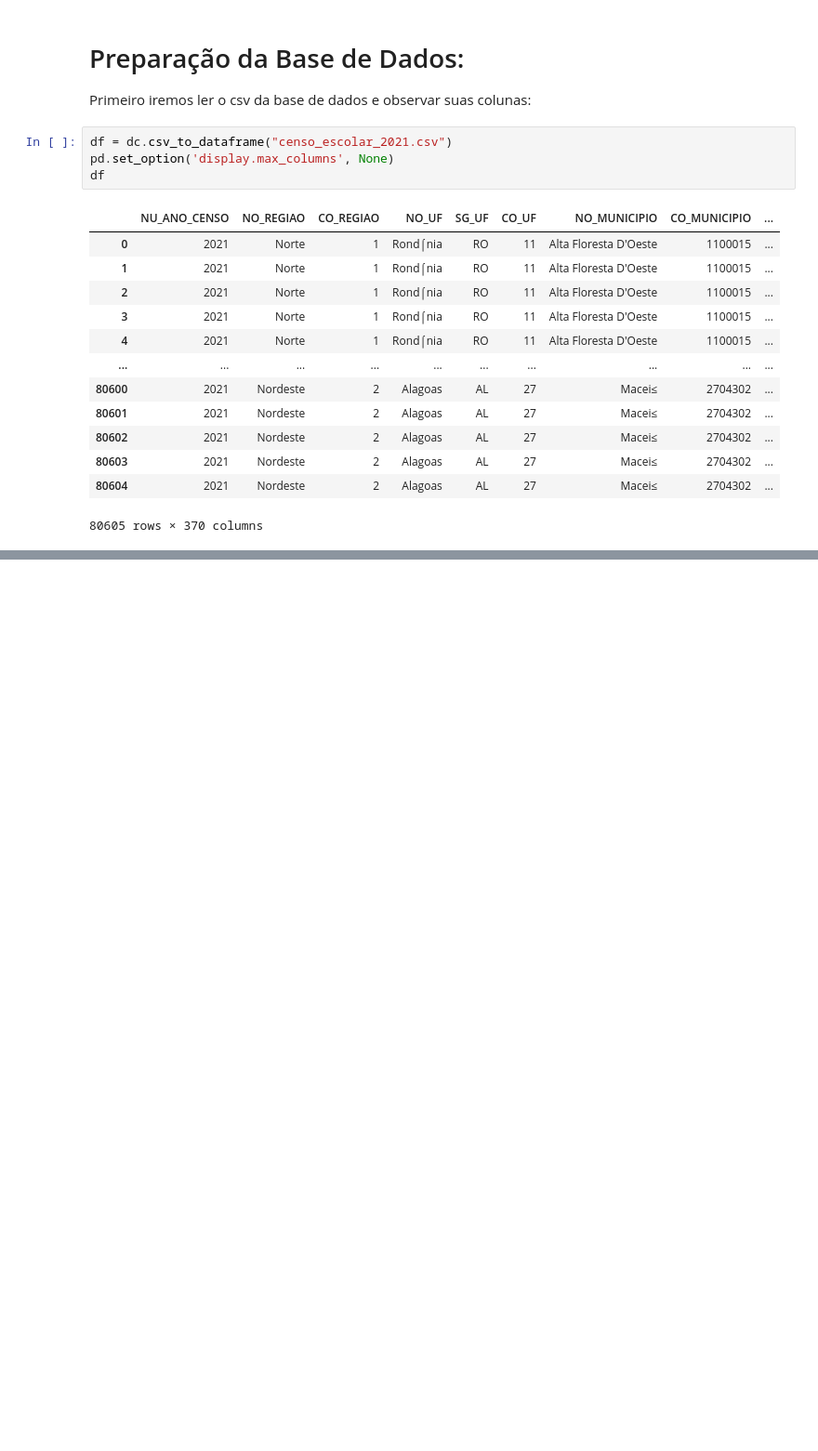
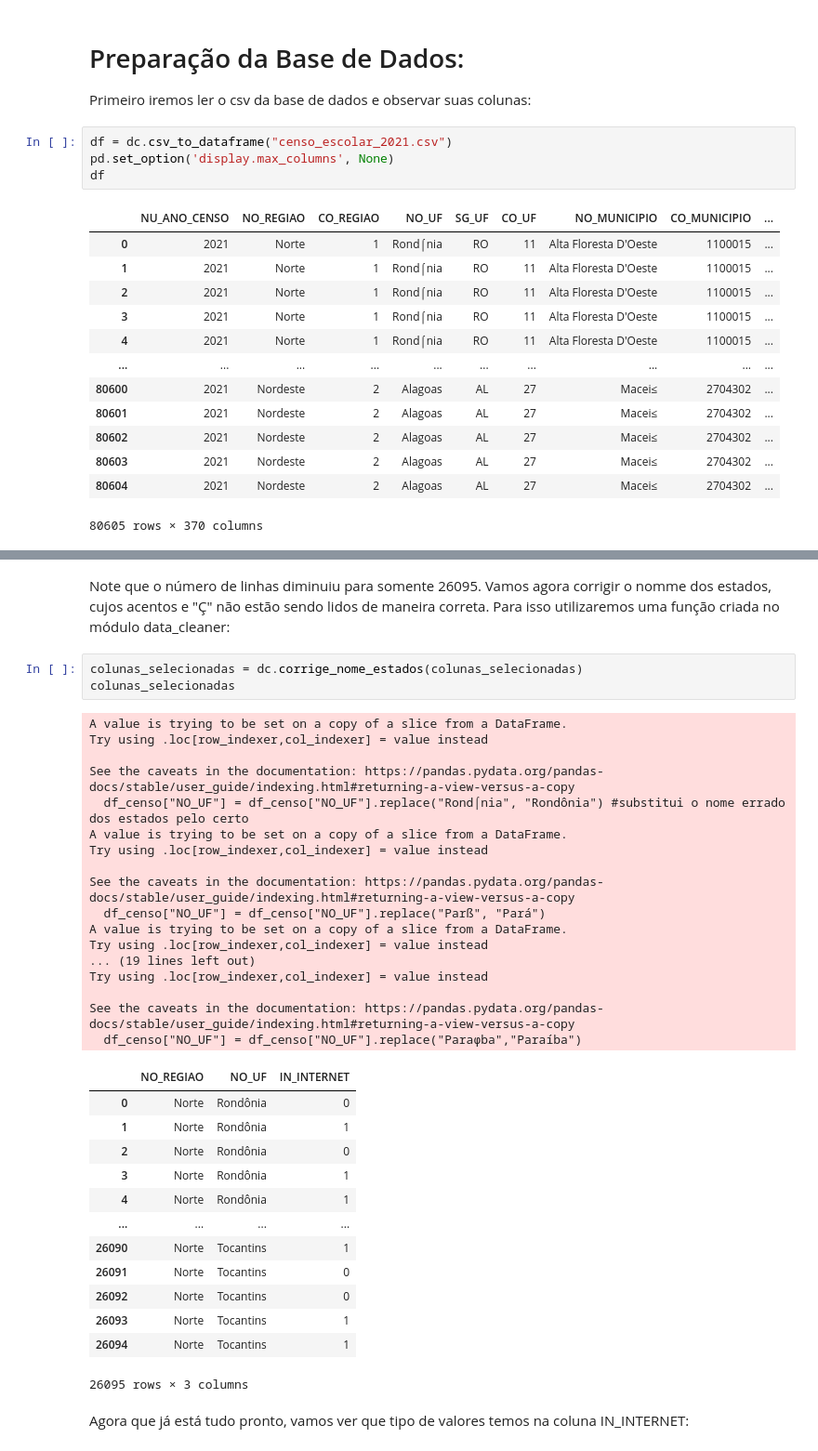
Before and after one commit to gtironi/a1_lp, a Jupyter notebook: data_analysis_marciano.ipynb, the cells around one changed output, grey strips where cells are left out. Shown at 93% size. Saved outputs shown, nothing was run; the diff lists cells and outputs as text; blank space fills up the shorter version.

```diff
--- a/data_analysis_marciano.ipynb
+++ b/data_analysis_marciano.ipynb
@@ -30,0 +63,38 @@ AttributeError: module 'data_cleaner' has no attribute 'corrige_nome_estados'
+# %% [markdown]
+Note que o número de linhas diminuiu para somente 26095. Vamos agora corrigir o nomme dos estados, cujos acentos e "Ç" não estão sendo lidos de maneira correta. Para isso utilizaremos uma função criada no módulo data_cleaner:
+# %%
+colunas_selecionadas = dc.corrige_nome_estados(colunas_selecionadas)
+colunas_selecionadas
+# %% [output]
+A value is trying to be set on a copy of a slice from a DataFrame.
+Try using .loc[row_indexer,col_indexer] = value instead
+
+See the caveats in the documentation: https://pandas.pydata.org/pandas-docs/stable/user_guide/indexing.html#returning-a-view-versus-a-copy
+  df_censo["NO_UF"] = df_censo["NO_UF"].replace("Rond⌠nia", "Rondônia") #substitui o nome errado dos estados pelo certo
+A value is trying to be set on a copy of a slice from a DataFrame.
+Try using .loc[row_indexer,col_indexer] = value instead
+
+See the caveats in the documentation: https://pandas.pydata.org/pandas-docs/stable/user_guide/indexing.html#returning-a-view-versus-a-copy
+  df_censo["NO_UF"] = df_censo["NO_UF"].replace("Parß", "Pará")
+A value is trying to be set on a copy of a slice from a DataFrame.
+Try using .loc[row_indexer,col_indexer] = value instead
+... (19 lines left out)
+Try using .loc[row_indexer,col_indexer] = value instead
+
+See the caveats in the documentation: https://pandas.pydata.org/pandas-docs/stable/user_guide/indexing.html#returning-a-view-versus-a-copy
+  df_censo["NO_UF"] = df_censo["NO_UF"].replace("Paraφba","Paraíba")
+|  | NO_REGIAO | NO_UF | IN_INTERNET |
+| 0 | Norte | Rondônia | 0 |
+| 1 | Norte | Rondônia | 1 |
+| 2 | Norte | Rondônia | 0 |
+| 3 | Norte | Rondônia | 1 |
+| 4 | Norte | Rondônia | 1 |
+| ... | ... | ... | ... |
+| 26090 | Norte | Tocantins | 1 |
+| 26091 | Norte | Tocantins | 0 |
+| 26092 | Norte | Tocantins | 0 |
+| 26093 | Norte | Tocantins | 1 |
+| 26094 | Norte | Tocantins | 1 |
+26095 rows × 3 columns
+# %% [markdown]
+Agora que já está tudo pronto, vamos ver que tipo de valores temos na coluna IN_INTERNET:
```
Also changed, not shown: parts of 10 cells of this notebook, 2 other files.
